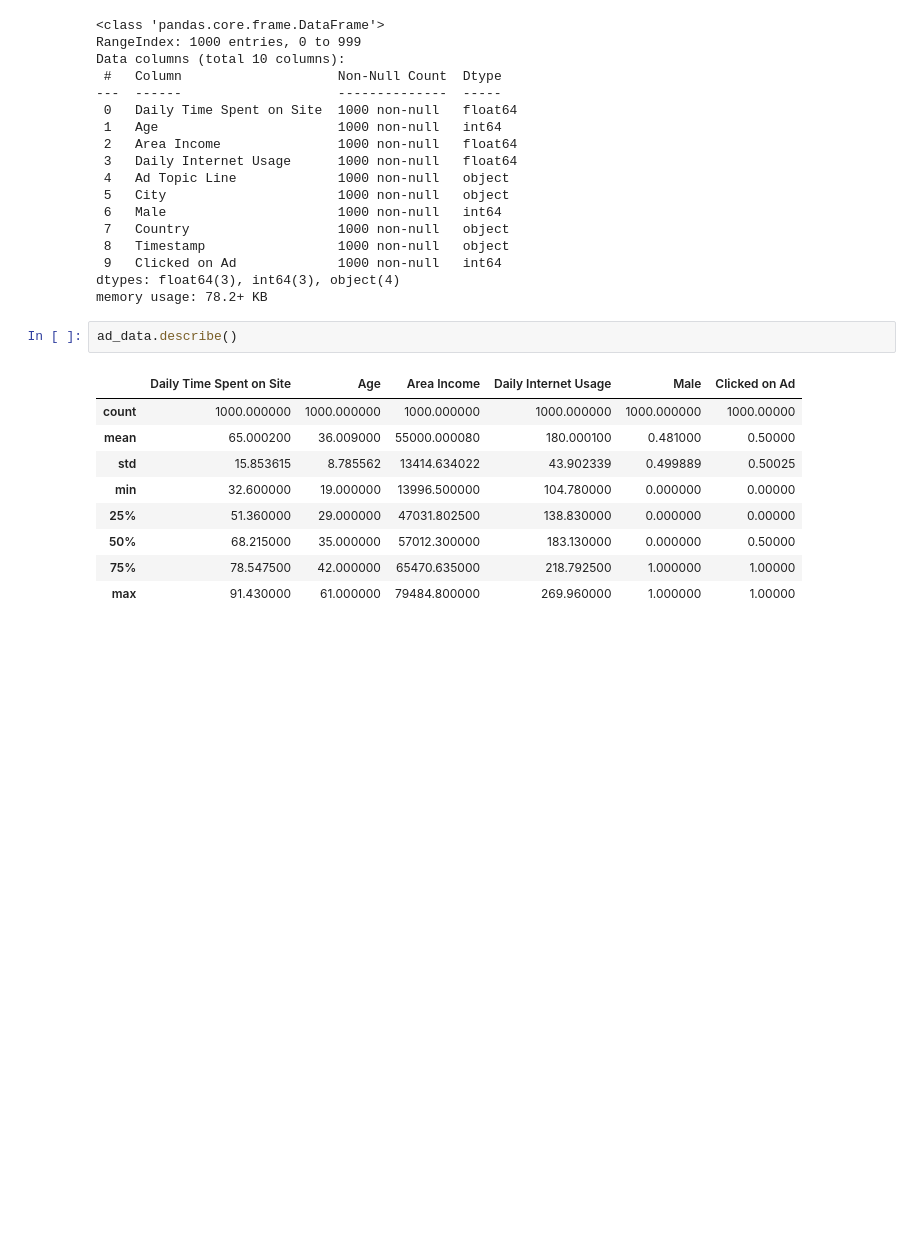
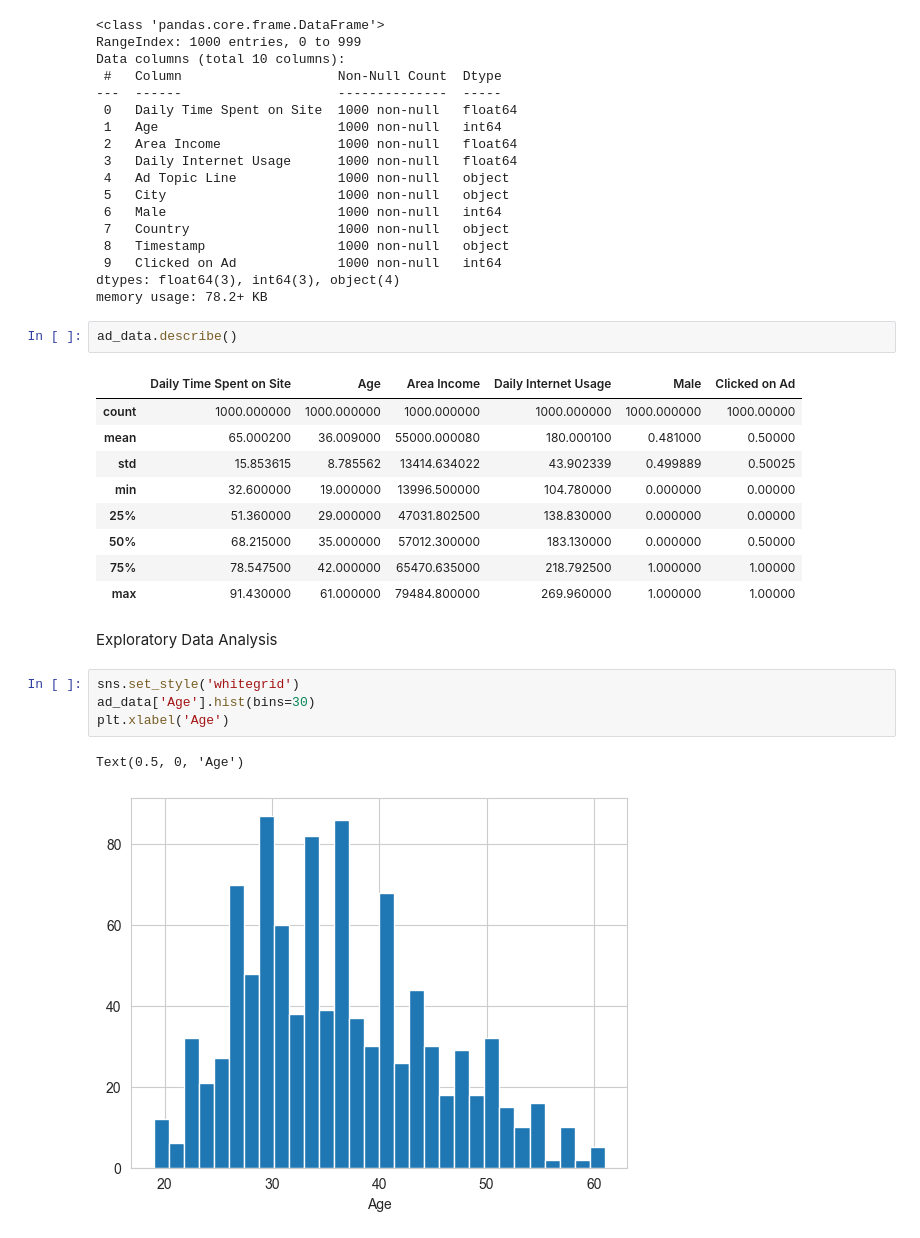
Before and after one commit to Genzeldy/Advertising---Logistic-Regression, a Jupyter notebook: notebook1.ipynb, the cells around one changed output. Saved outputs shown, nothing was run; the diff lists cells and outputs as text; blank space fills up the shorter version.

```diff
--- a/notebook1.ipynb
+++ b/notebook1.ipynb
@@ -46,3 +46,12 @@ ad_data.describe()
 | 50% | 68.215000 | 35.000000 | 57012.300000 | 183.130000 | 0.000000 | 0.50000 |
 | 75% | 78.547500 | 42.000000 | 65470.635000 | 218.792500 | 1.000000 | 1.00000 |
 | max | 91.430000 | 61.000000 | 79484.800000 | 269.960000 | 1.000000 | 1.00000 |
+# %% [markdown]
+Exploratory Data Analysis
+# %%
+sns.set_style('whitegrid')
+ad_data['Age'].hist(bins=30)
+plt.xlabel('Age')
+# %% [output]
+Text(0.5, 0, 'Age')
+[figure, added]
```
Also changed, not shown: parts of 14 cells of this notebook.
